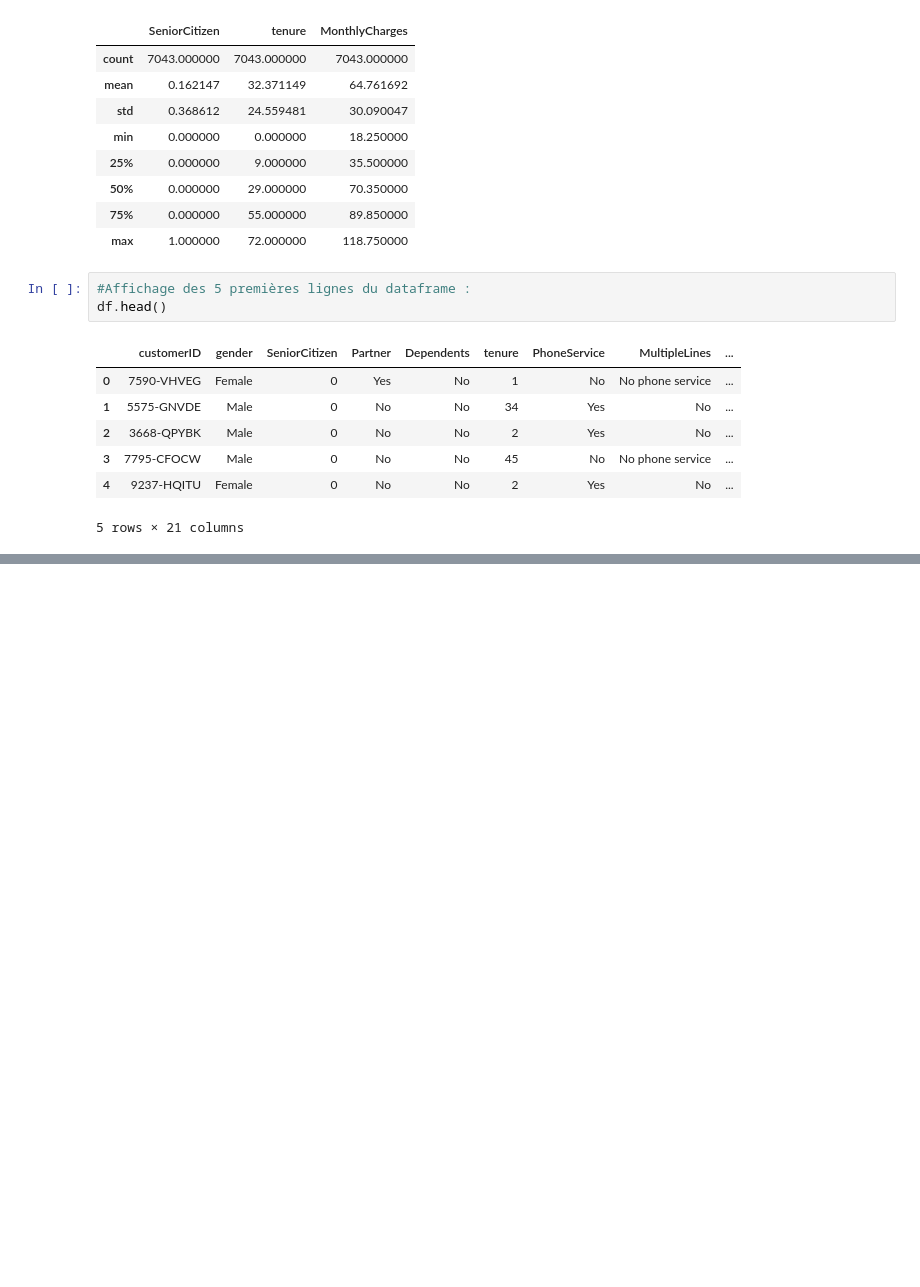
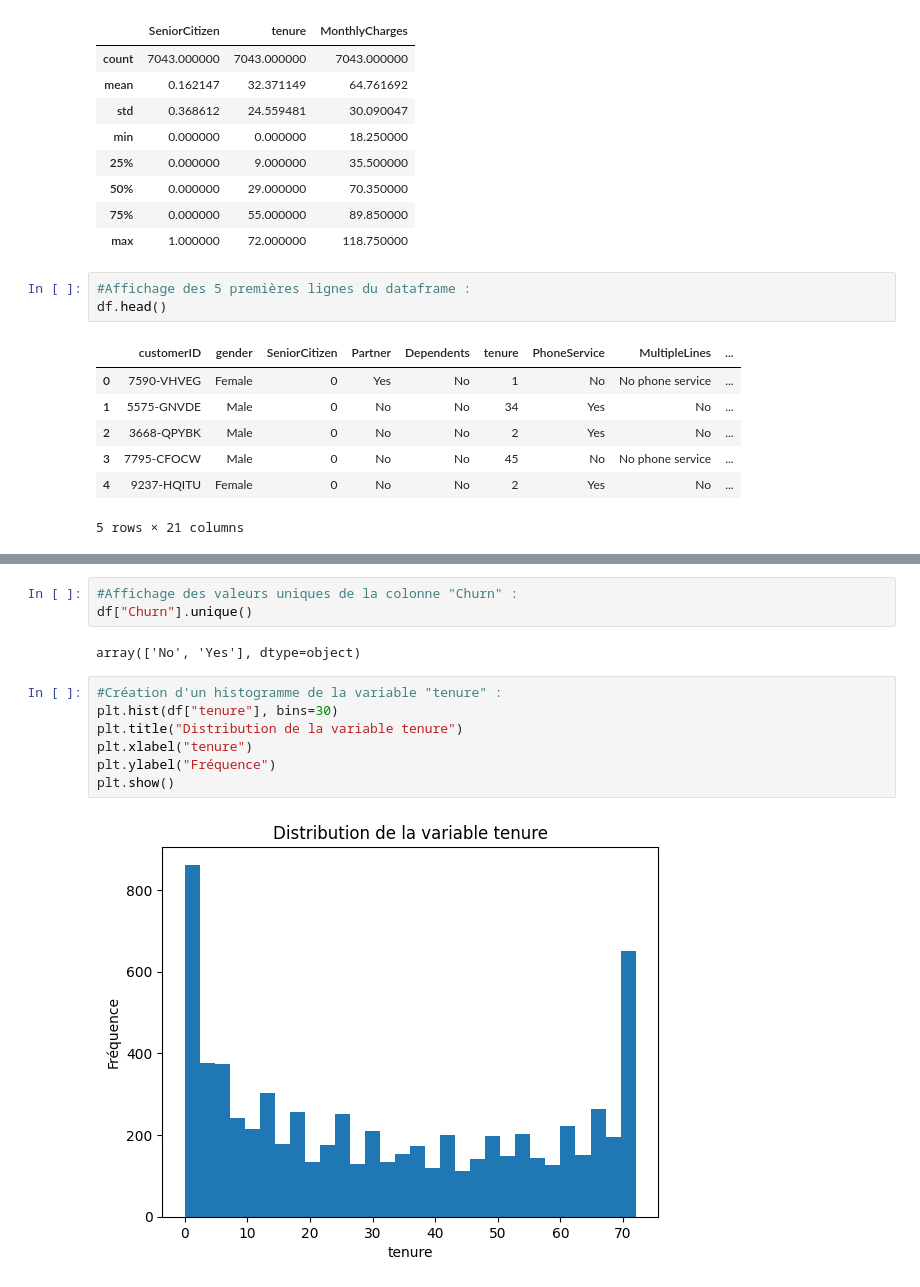
Before and after one commit to Dylan-Jbt/Scoring_de_churn_client, a Jupyter notebook: notebooks/01_exploration_des_donnees.ipynb, the cells around one changed output, grey strips where cells are left out. Drawn from its saved outputs; the diff is of its cells as text; blank space fills up the shorter version.

```diff
--- a/notebooks/01_exploration_des_donnees.ipynb
+++ b/notebooks/01_exploration_des_donnees.ipynb
@@ -85,0 +108,14 @@ df.sample(5)
+# %%
+#Affichage des valeurs uniques de la colonne "Churn" :
+df["Churn"].unique()
+# %% [output]
+array(['No', 'Yes'], dtype=object)
+# %%
+#Création d'un histogramme de la variable "tenure" :
+plt.hist(df["tenure"], bins=30)
+plt.title("Distribution de la variable tenure")
+plt.xlabel("tenure")
+plt.ylabel("Fréquence")
+plt.show()
+# %% [output]
+[figure, added]
```
Also changed, not shown: parts of 3 cells of this notebook.
